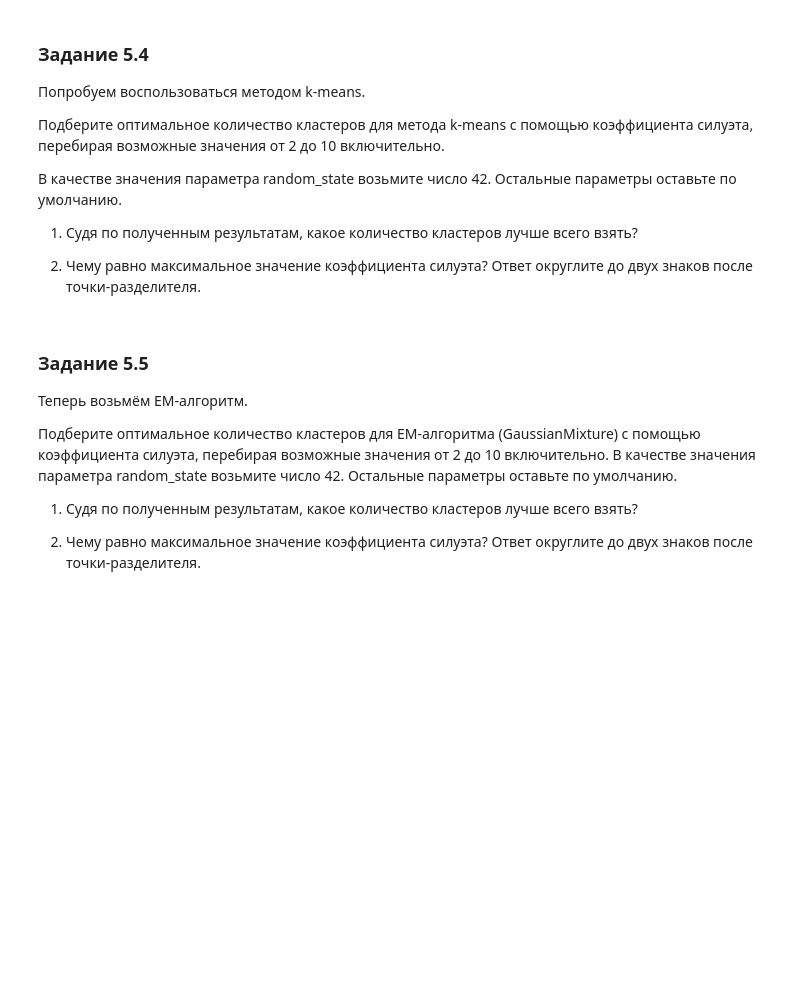
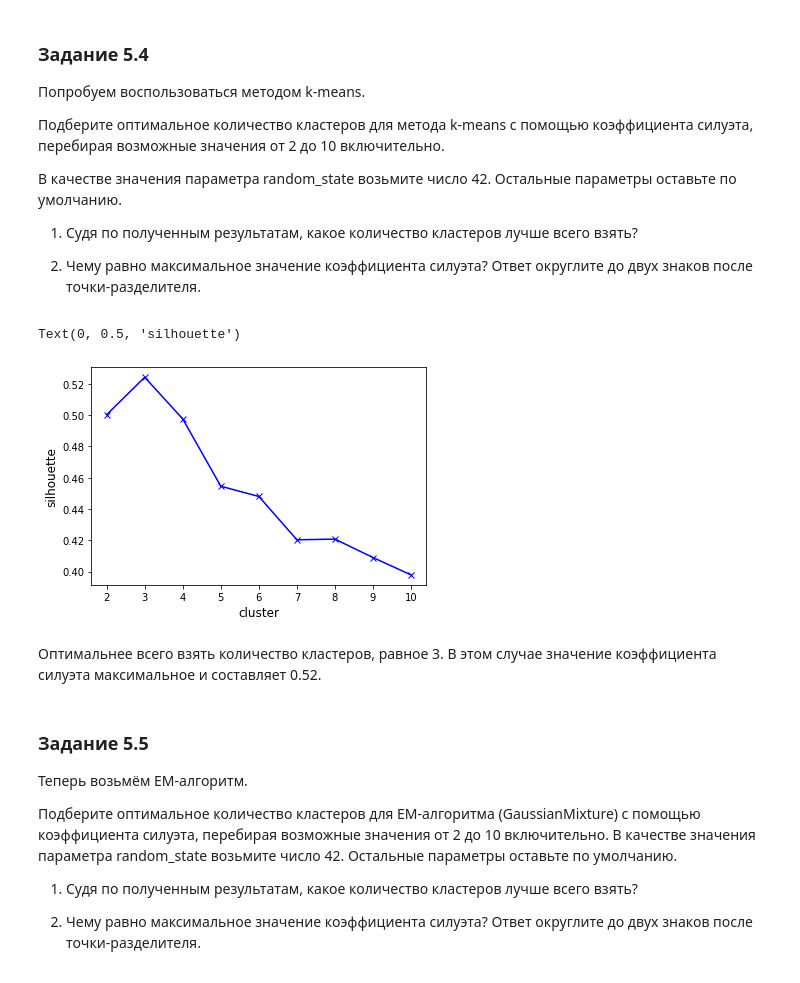
Before and after one commit to Nadarsa/sf_data_science, a Jupyter notebook: PROJECT-6/Project-6. Ноутбук-шаблон.ipynb, the cells around one changed output. Saved outputs shown, nothing was run; the diff lists cells and outputs as text; code cells hidden in the pictures; blank space fills up the shorter version.

```diff
--- a/PROJECT-6/Project-6. Ноутбук-шаблон.ipynb
+++ b/PROJECT-6/Project-6. Ноутбук-шаблон.ipynb
@@ -839,6 +902,8 @@ barplot.grid()
 # %% [markdown]
 Теперь давайте взглянем на коробчатые диаграммы для каждого из признаков:
 # %%
+rfm_table = rfm_table.set_index('CustomerID')
+
 boxes = [px.box(rfm_table, x=column) for column in rfm_table.columns]
 fig = make_subplots(
     rows=1, cols=3,
@@ -851,5 +916,5 @@ for i, box in enumerate(boxes):
     fig.add_trace(boxes[i]['data'][0], row=1, col=i+1)
 
 fig.update_layout(showlegend=True)
-fig.write_html('plotly/boxplot_1.html')
+#fig.write_html('plotly/boxplot_1.html')
 fig.show()
@@ -949,6 +1036,25 @@ sns.scatterplot(data=rfm_table_processed, x='axis-1', y='axis-2');
 1) Судя по полученным результатам, какое количество кластеров лучше всего взять?
 
 2) Чему равно максимальное значение коэффициента силуэта? Ответ округлите до двух знаков после точки-разделителя.
+# %%
+def get_silhouette(n_clusters, data):
+    kmeans = cluster.KMeans(n_clusters=n_clusters, random_state=42)
+    kmeans.fit(data)
+    silhouette = metrics.silhouette_score(data, kmeans.labels_)
+    return silhouette
+
+silhouette_list = []
+for n_clustes in range(2, 11):
+        silhouette_list.append(get_silhouette(n_clustes, rfm_table_processed))
+
+plt.plot([i for i in range(2, 11)], silhouette_list, 'xb-')
+plt.xlabel('cluster', fontsize=12)
+plt.ylabel('silhouette', fontsize=12)
+# %% [output]
+Text(0, 0.5, 'silhouette')
+[figure, added]
+# %% [markdown]
+Оптимальнее всего взять количество кластеров, равное 3. В этом случае значение коэффициента силуэта максимальное и составляет 0.52.
 # %% [markdown]
 ### Задание 5.5
 Теперь возьмём EM-алгоритм.
```
Also changed, not shown: parts of 18 cells of this notebook.
